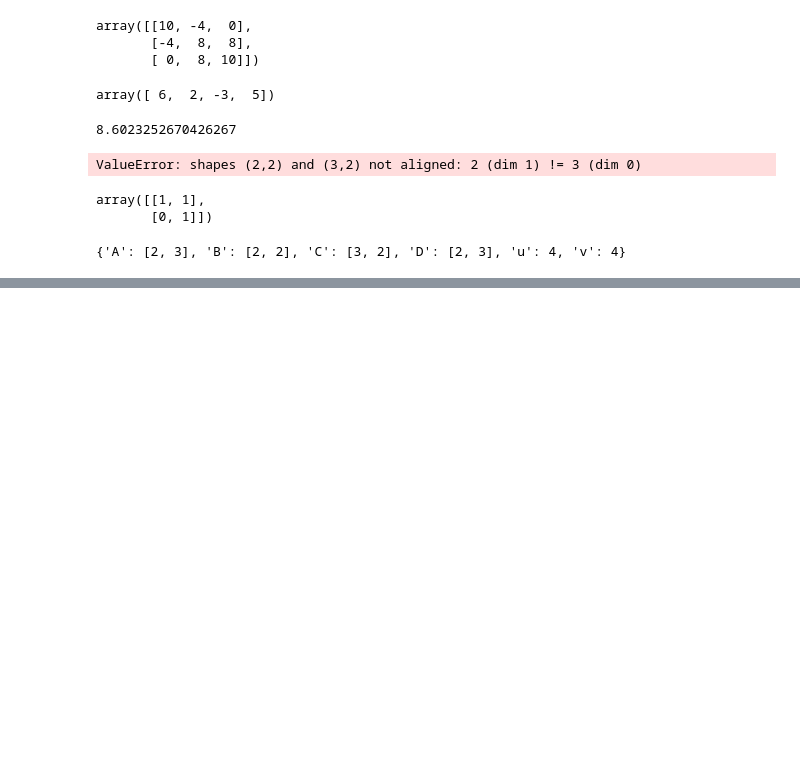
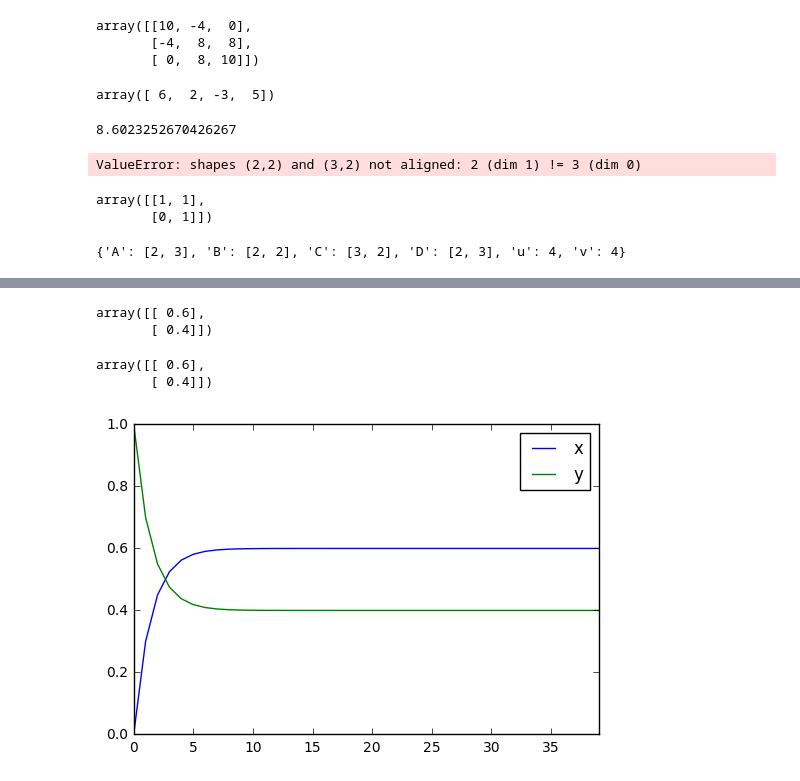
Before and after one commit to NathanMaton/dsp, a Jupyter notebook: prework/Linear Algebra.ipynb, the cells around one changed output, grey strips where cells are left out. Saved outputs shown, nothing was run; the diff lists cells and outputs as text; code cells hidden in the pictures; blank space fills up the shorter version.

```diff
--- a/prework/Linear Algebra.ipynb
+++ b/prework/Linear Algebra.ipynb
@@ -211,0 +302,24 @@ dimensions
+# %%
+def ux(its, curr):
+    m = np.array([[.8,.3],[.2,.7]]) #markov matrix
+    current = curr
+    tot = []
+    for i in range(its):
+        tot.append(current)
+        current = np.matmul(m,current)
+    return current,tot
+
+u= np.array([[1],[0]])
+v= np.array([[0],[1]])
+# %%
+ans, arr=ux(40,u)
+ans
+# %% [output]
+array([[ 0.6],
+       [ 0.4]])
+# %%
+uans,uarr=ux(40,v)
+uans
+# %% [output]
+array([[ 0.6],
+       [ 0.4]])
@@ -211,0 +329,14 @@ dimensions
+# %%
+def createdf(arr):
+    x = []
+    y = []
+    for a in arr:
+        x.append(float(a[0]))
+        y.append(float(a[1]))
+    d = {'x': x, 'y': y}
+    df = pd.DataFrame(data=d)
+    df.plot()
+# %%
+createdf(uarr)
+# %% [output]
+[figure, added]
```
Also changed, not shown: parts of 26 cells of this notebook, 6 other files.
